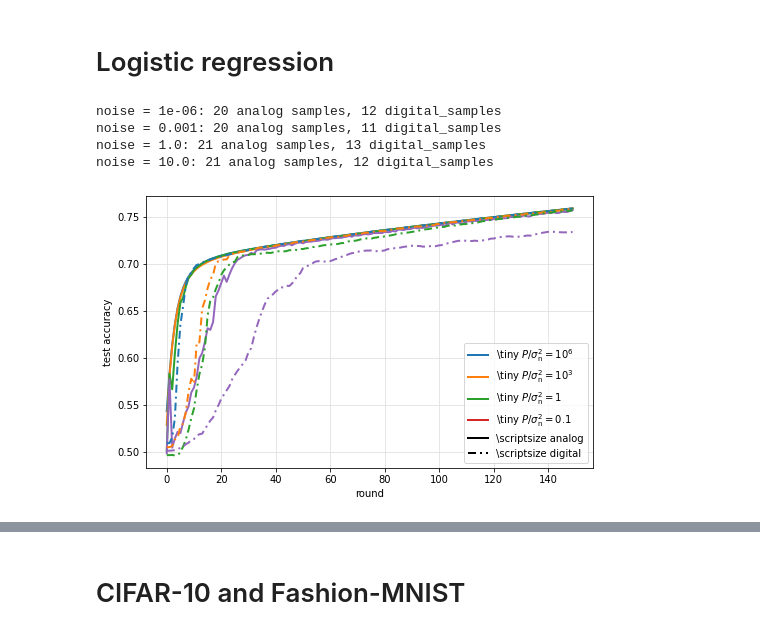
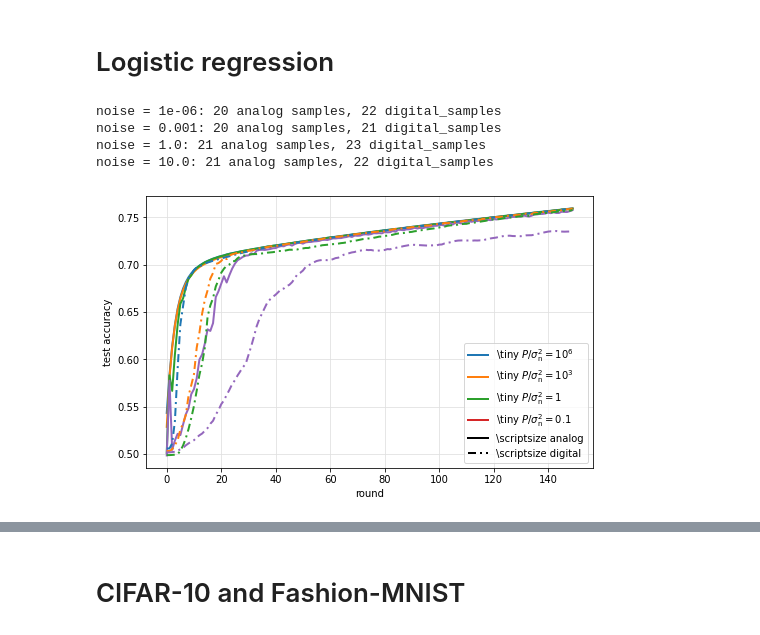
Before and after one commit to czlee/kyanite, a Jupyter notebook: tikz-plots.ipynb, the cells around one changed output, grey strips where cells are left out. Cells and saved outputs as stored; diff of their text form; code cells hidden in the pictures.

Commit message:
Update plots, add plots with quartiles

```diff
--- a/tikz-plots.ipynb
+++ b/tikz-plots.ipynb
@@ -58,6 +58,7 @@ analog_path = [
 ]
 digital_path = [
     Path("results/20210728-aligned-vs-staggered/"),
+    Path("results/20210807-staggered-dynquant-epsilon"),
 ]
 
 def get_comparison_specs(clients, send, zero_bits_strategy, noise):
@@ -71,6 +72,7 @@ def get_comparison_specs(clients, send, zero_bits_strategy, noise):
         'dataset': 'epsilon',
         'ema_coefficient': 1 / 3,
         'data_per_client': 20000,
+        'save_squared_error': [False, '__missing__'],
     }
 
     fixed_specs = common_fixed_specs.copy()
@@ -110,17 +112,17 @@ def get_comparison_specs(clients, send, zero_bits_strategy, noise):
 # %%
 all_specs = get_comparison_specs(5, 'deltas', 'read-zero', [1e-6, 1e-3, 1, 10])
 plot_comparison('accuracy', analog_path, digital_path, *all_specs, linewidth=2)
 modify_for_tikz()
 
 # extra hack: make the noise=100 line a different color, so colors match in all four plots
-ax = plt.gca()
-ax.get_children()[3].set_color('C4')
-ax.get_children()[7].set_color('C4')
+for child in plt.gca().get_children():
+    if hasattr(child, 'get_color') and child.get_color() == '#d62728':
+        child.set_color('C4')
 
 tikzplotlib.save(figures_dir / "epsilon-n5.tikz")
 # %% [output]
-noise = 1e-06: 20 analog samples, 12 digital_samples
-noise = 0.001: 20 analog samples, 11 digital_samples
-noise = 1.0: 21 analog samples, 13 digital_samples
-noise = 10.0: 21 analog samples, 12 digital_samples
+noise = 1e-06: 20 analog samples, 22 digital_samples
+noise = 0.001: 20 analog samples, 21 digital_samples
+noise = 1.0: 21 analog samples, 23 digital_samples
+noise = 10.0: 21 analog samples, 22 digital_samples
-[figure, old version]
+[figure, new version]
```
Also changed, not shown: parts of 9 cells of this notebook, 2 other files.
